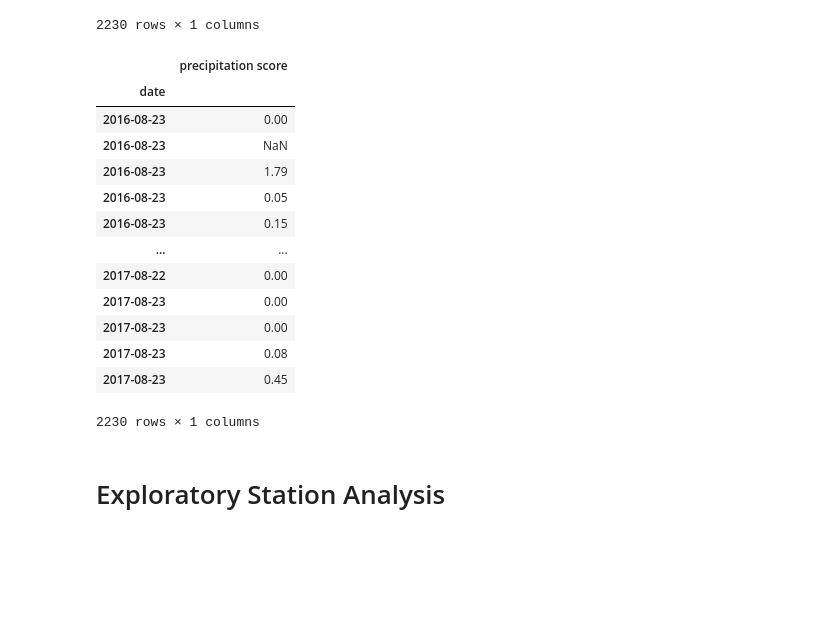
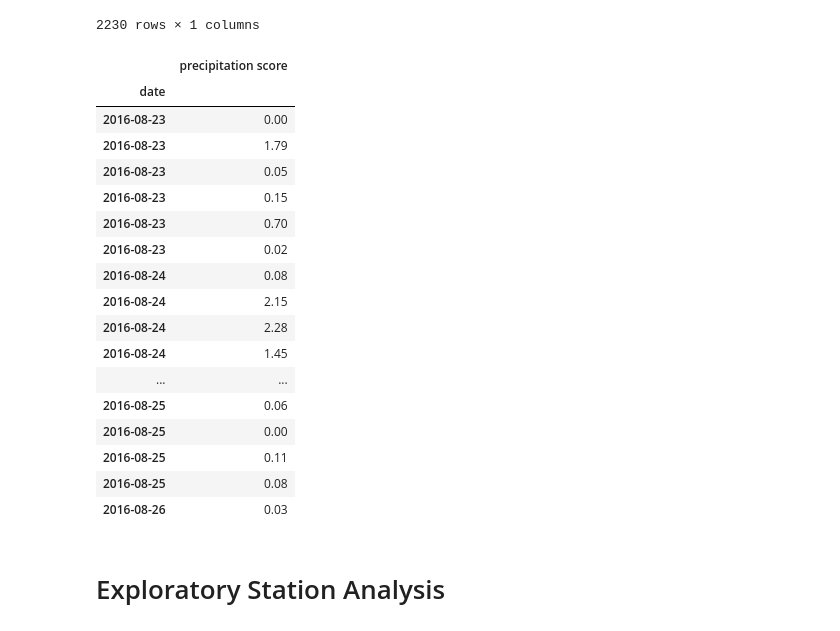
Before and after one commit to V-Villagomez/SQLalchemy_Challenge, a Jupyter notebook: climate_starter.ipynb, the cells around one changed output. Drawn from its saved outputs; the diff is of its cells as text; code cells hidden in the pictures; blank space fills up the shorter version.

```diff
--- a/climate_starter.ipynb
+++ b/climate_starter.ipynb
@@ -95,22 +95,25 @@ data_prcp_df
 | 2017-08-23 | 0.45 |
 2230 rows × 1 columns
 # %%
-# Sort the dataframe by date
-data_prcp_df.sort_values("date")
-
-# Use Pandas Plotting with Matplotlib to plot the data
+# Sort the dataframe by date #additional, drop null values
+data_prcp_df_sorted = data_prcp_df.sort_values("date").dropna()
+data_prcp_df_sorted.head(20)
 # %% [output]
 |  | precipitation score |
 | date |  |
 | 2016-08-23 | 0.00 |
-| 2016-08-23 | NaN |
 | 2016-08-23 | 1.79 |
 | 2016-08-23 | 0.05 |
 | 2016-08-23 | 0.15 |
+| 2016-08-23 | 0.70 |
+| 2016-08-23 | 0.02 |
+| 2016-08-24 | 0.08 |
+| 2016-08-24 | 2.15 |
+| 2016-08-24 | 2.28 |
+| 2016-08-24 | 1.45 |
 | ... | ... |
-| 2017-08-22 | 0.00 |
-| 2017-08-23 | 0.00 |
-| 2017-08-23 | 0.00 |
-| 2017-08-23 | 0.08 |
-| 2017-08-23 | 0.45 |
+| 2016-08-25 | 0.06 |
+| 2016-08-25 | 0.00 |
+| 2016-08-25 | 0.11 |
+| 2016-08-25 | 0.08 |
+| 2016-08-26 | 0.03 |
-2230 rows × 1 columns
```
Also changed, not shown: parts of 1 cell of this notebook, 7 other files.
